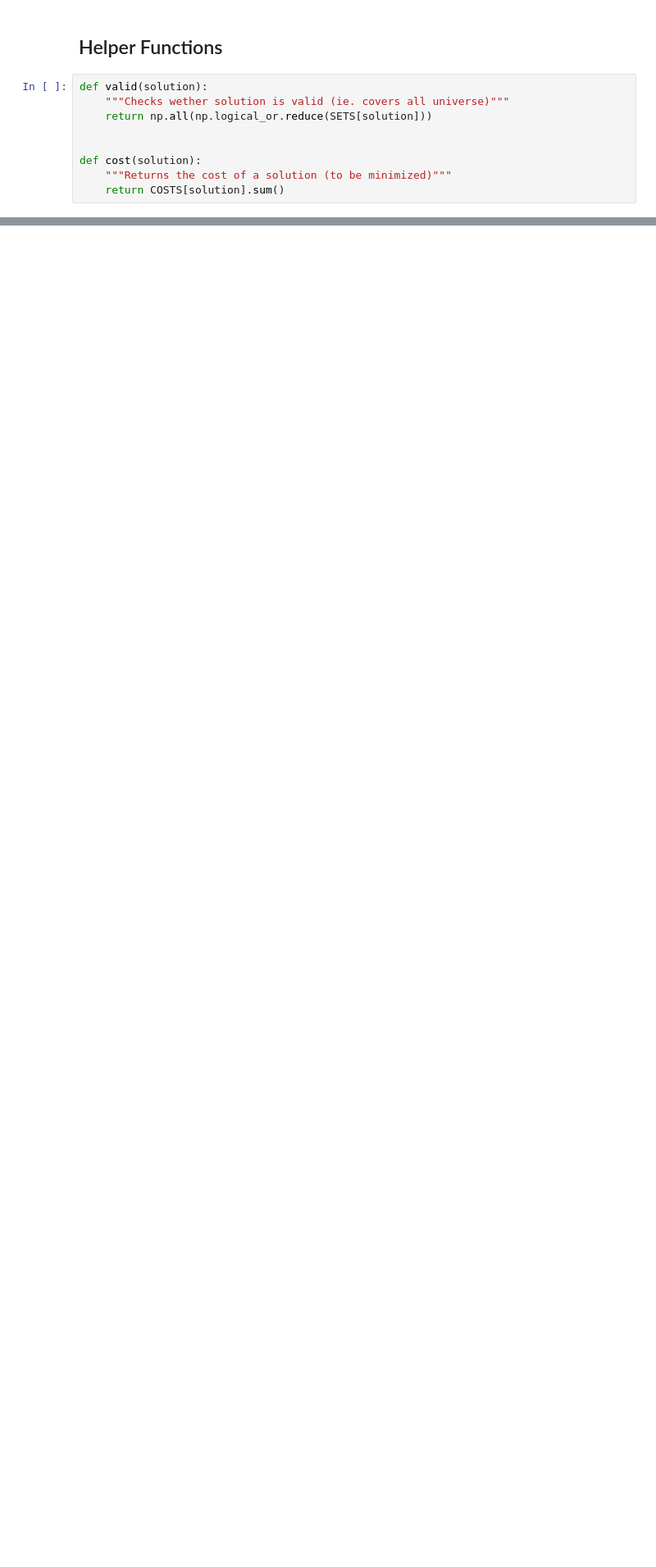
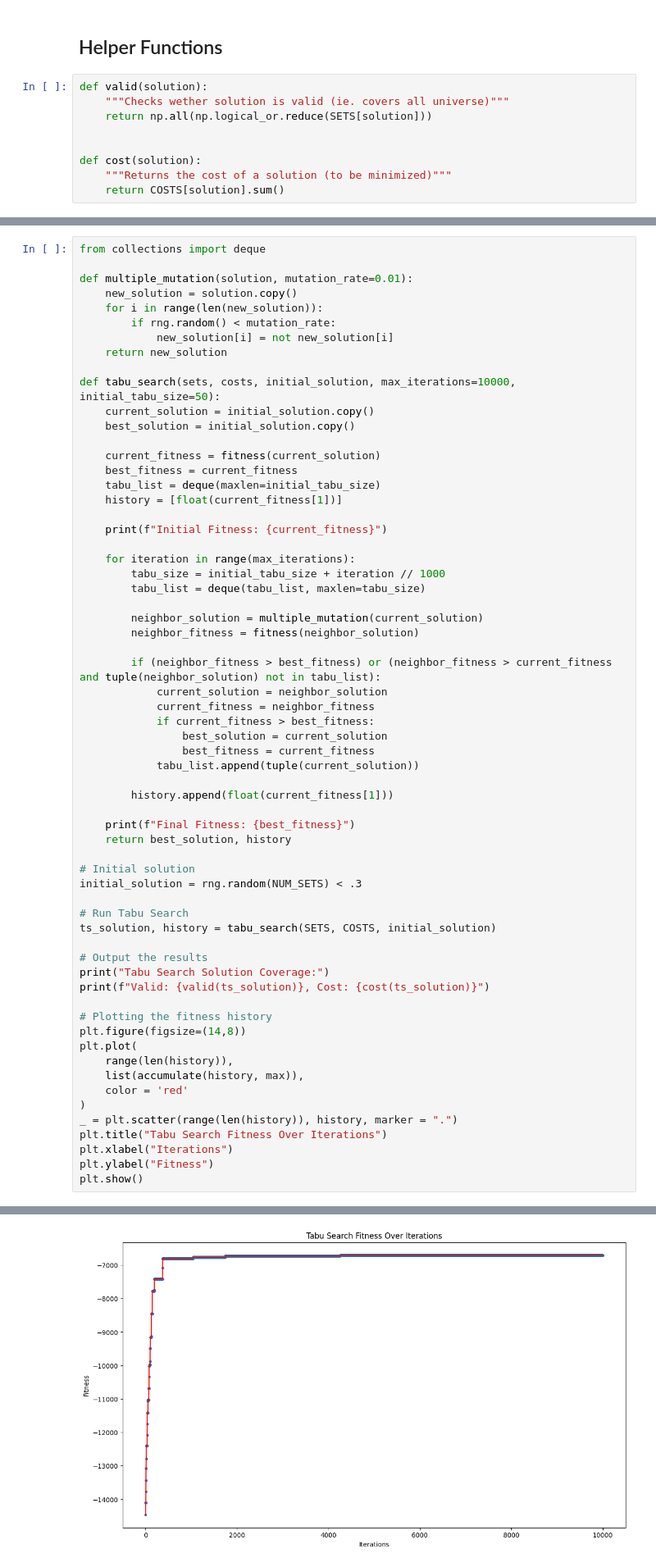
Before and after one commit to MelDashti/CI2024_lab1, a Jupyter notebook: set-cover.ipynb, the cells around one changed output, grey strips where cells are left out. Shown: that part at 82% size. Saved outputs shown, nothing was run; the diff lists cells and outputs as text; blank space fills up the shorter version.

Commit message:
tabu search

```diff
--- a/set-cover.ipynb
+++ b/set-cover.ipynb
@@ -284,0 +134,64 @@ Is setup in such a way that it is necessary to include all sets in order to cove
+# %%
+from collections import deque
+
+def multiple_mutation(solution, mutation_rate=0.01):
+    new_solution = solution.copy()
+    for i in range(len(new_solution)):
+        if rng.random() < mutation_rate:
+            new_solution[i] = not new_solution[i]
+    return new_solution
+
+def tabu_search(sets, costs, initial_solution, max_iterations=10000, initial_tabu_size=50):
+    current_solution = initial_solution.copy()
+    best_solution = initial_solution.copy()
+
+    current_fitness = fitness(current_solution)
+    best_fitness = current_fitness
+    tabu_list = deque(maxlen=initial_tabu_size)
+    history = [float(current_fitness[1])]
+
+    print(f"Initial Fitness: {current_fitness}")
+
+    for iteration in range(max_iterations):
+        tabu_size = initial_tabu_size + iteration // 1000
+        tabu_list = deque(tabu_list, maxlen=tabu_size)
+
+        neighbor_solution = multiple_mutation(current_solution)
+        neighbor_fitness = fitness(neighbor_solution)
+
+        if (neighbor_fitness > best_fitness) or (neighbor_fitness > current_fitness and tuple(neighbor_solution) not in tabu_list):
+            current_solution = neighbor_solution
+            current_fitness = neighbor_fitness
+            if current_fitness > best_fitness:
+                best_solution = current_solution
+                best_fitness = current_fitness
+            tabu_list.append(tuple(current_solution))
+
+        history.append(float(current_fitness[1]))
+
+    print(f"Final Fitness: {best_fitness}")
+    return best_solution, history
+
+# Initial solution
+initial_solution = rng.random(NUM_SETS) < .3
+
+# Run Tabu Search
+ts_solution, history = tabu_search(SETS, COSTS, initial_solution)
+
+# Output the results
+print("Tabu Search Solution Coverage:")
+print(f"Valid: {valid(ts_solution)}, Cost: {cost(ts_solution)}")
+
+# Plotting the fitness history
+plt.figure(figsize=(14,8))
+plt.plot(
+    range(len(history)),
+    list(accumulate(history, max)),
+    color = 'red'
+)
+_ = plt.scatter(range(len(history)), history, marker = ".")
+plt.title("Tabu Search Fitness Over Iterations")
+plt.xlabel("Iterations")
+plt.ylabel("Fitness")
+plt.show()
+# %% [output]
@@ -284,0 +202 @@ Is setup in such a way that it is necessary to include all sets in order to cove
+[figure, added]
```
Also changed, not shown: parts of 22 cells of this notebook.
